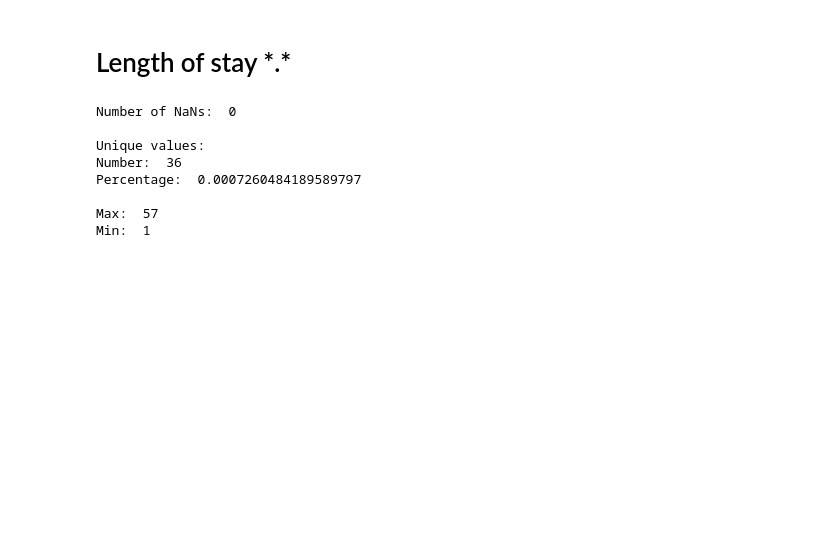
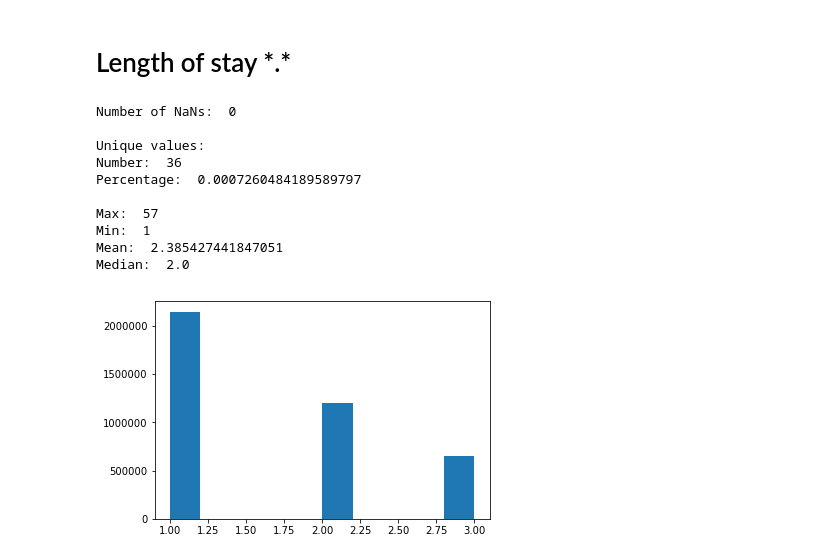
Before and after one commit to popoiopo/dataMining, a Jupyter notebook: Data exploration Julia.ipynb, the cells around one changed output. Drawn from its saved outputs; the diff is of its cells as text; code cells hidden in the pictures; blank space fills up the shorter version.

```diff
--- a/Data exploration Julia.ipynb
+++ b/Data exploration Julia.ipynb
@@ -266,6 +266,8 @@ print("Percentage: ", len(stay.unique())/len(stay) * 100, "\n")
 
 print("Max: ", max(stay))
 print("Min: ", min(stay))
+print("Mean: ",np.mean(stay))
+print("Median: ",np.median(stay))
 # %% [output]
 Number of NaNs:  0
 
@@ -275,3 +277,12 @@ Percentage:  0.0007260484189589797
 
 Max:  57
 Min:  1
+Mean:  2.385427441847051
+Median:  2.0
+# %%
+print()
+
+plt.hist(stay.sort_values()[0:4000000])
+plt.show()
+# %% [output]
+[figure, added]
```
Also changed, not shown: parts of 4 cells of this notebook.
